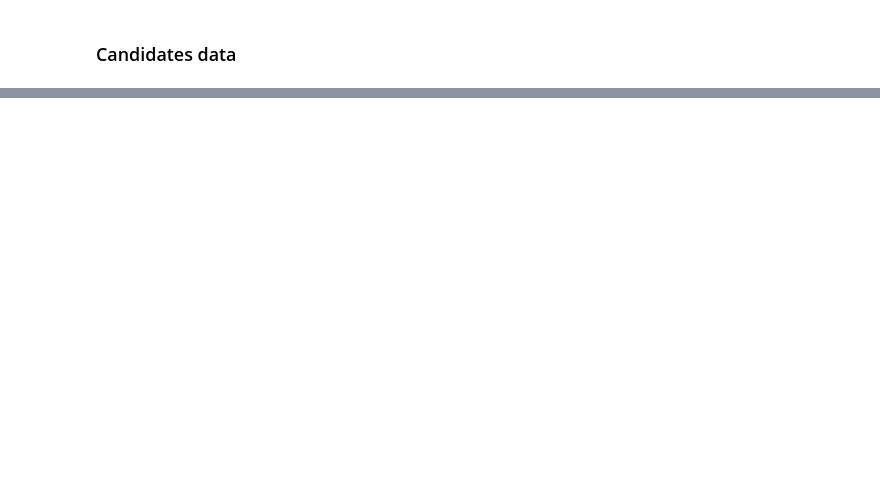
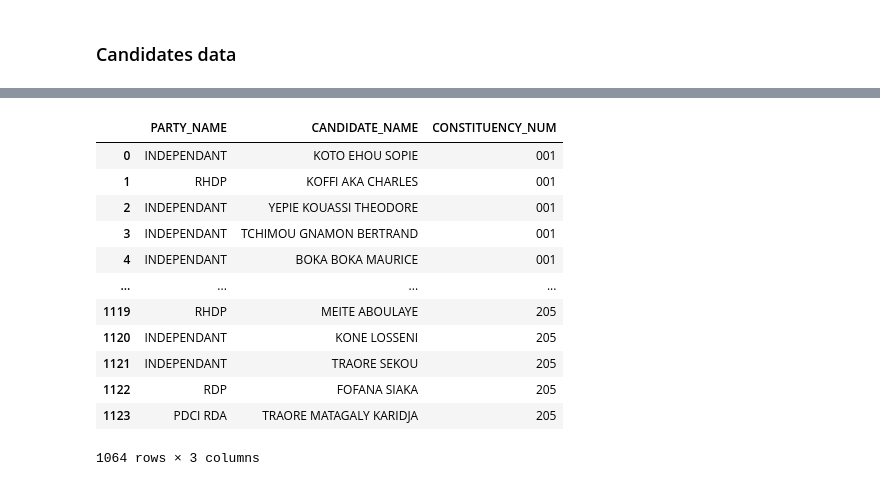
Before and after one commit to dric2018/chat-app, a Jupyter notebook: notebooks/pdf_data_extraction.ipynb, the cells around one changed output, grey strips where cells are left out. Saved outputs shown, nothing was run; the diff lists cells and outputs as text; code cells hidden in the pictures; blank space fills up the shorter version.

```diff
--- a/notebooks/pdf_data_extraction.ipynb
+++ b/notebooks/pdf_data_extraction.ipynb
@@ -499,2 +529,20 @@ candidates
+# %%
+candidates = candidates.drop_duplicates(subset=['CANDIDATE_NAME'], keep='first', inplace=False)
+
+candidates
+# %% [output]
+|  | PARTY_NAME | CANDIDATE_NAME | CONSTITUENCY_NUM |
+| 0 | INDEPENDANT | KOTO EHOU SOPIE | 001 |
+| 1 | RHDP | KOFFI AKA CHARLES | 001 |
+| 2 | INDEPENDANT | YEPIE KOUASSI THEODORE | 001 |
+| 3 | INDEPENDANT | TCHIMOU GNAMON BERTRAND | 001 |
+| 4 | INDEPENDANT | BOKA BOKA MAURICE | 001 |
+| ... | ... | ... | ... |
+| 1119 | RHDP | MEITE ABOULAYE | 205 |
+| 1120 | INDEPENDANT | KONE LOSSENI | 205 |
+| 1121 | INDEPENDANT | TRAORE SEKOU | 205 |
+| 1122 | RDP | FOFANA SIAKA | 205 |
+| 1123 | PDCI RDA | TRAORE MATAGALY KARIDJA | 205 |
+1064 rows × 3 columns
 # %%
 candidates.to_parquet(osp.join(CFG.PROCESSED_DATA_DIR, "candidates.parquet"), index=False)
```
Also changed, not shown: parts of 10 cells of this notebook, 7 other files.
